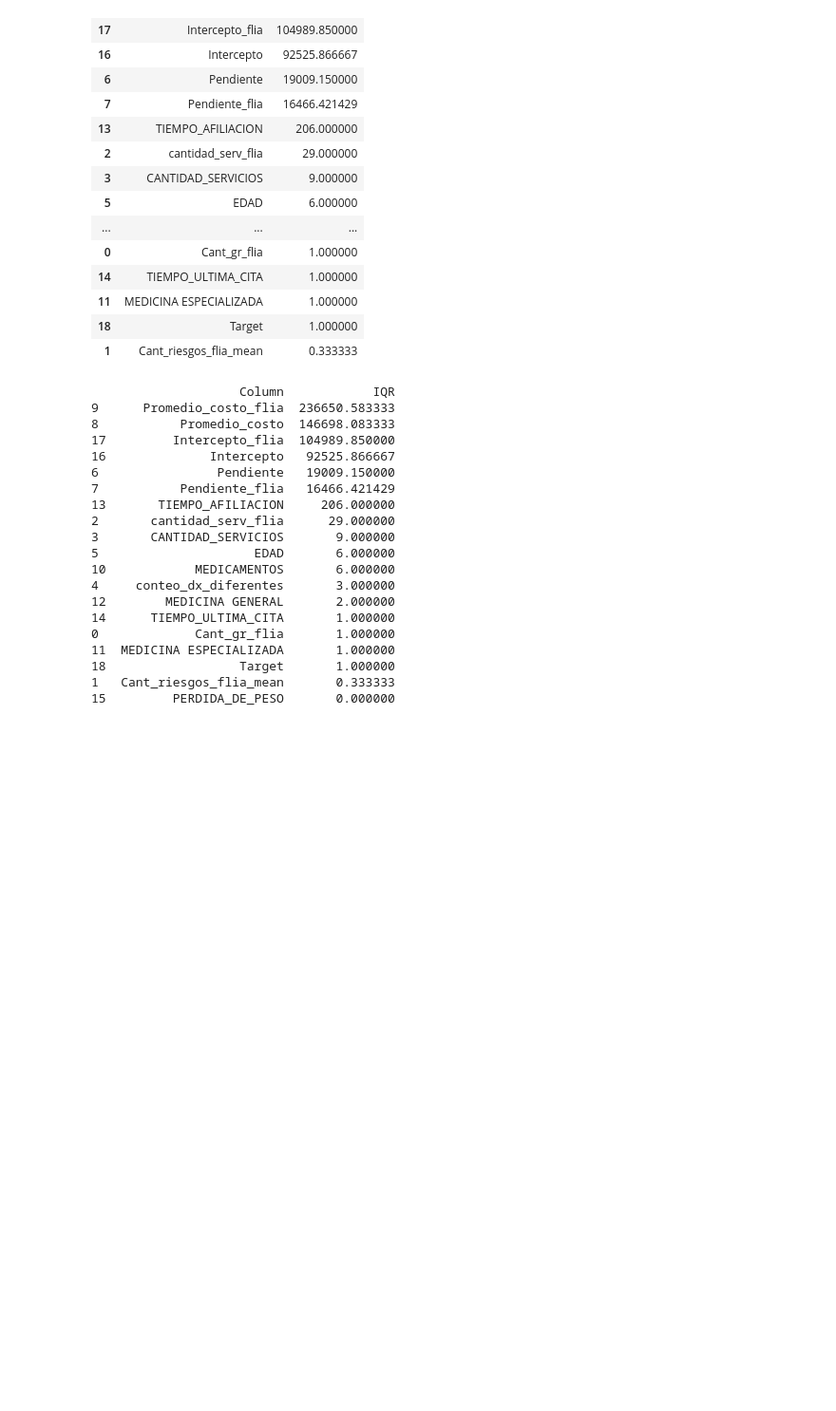
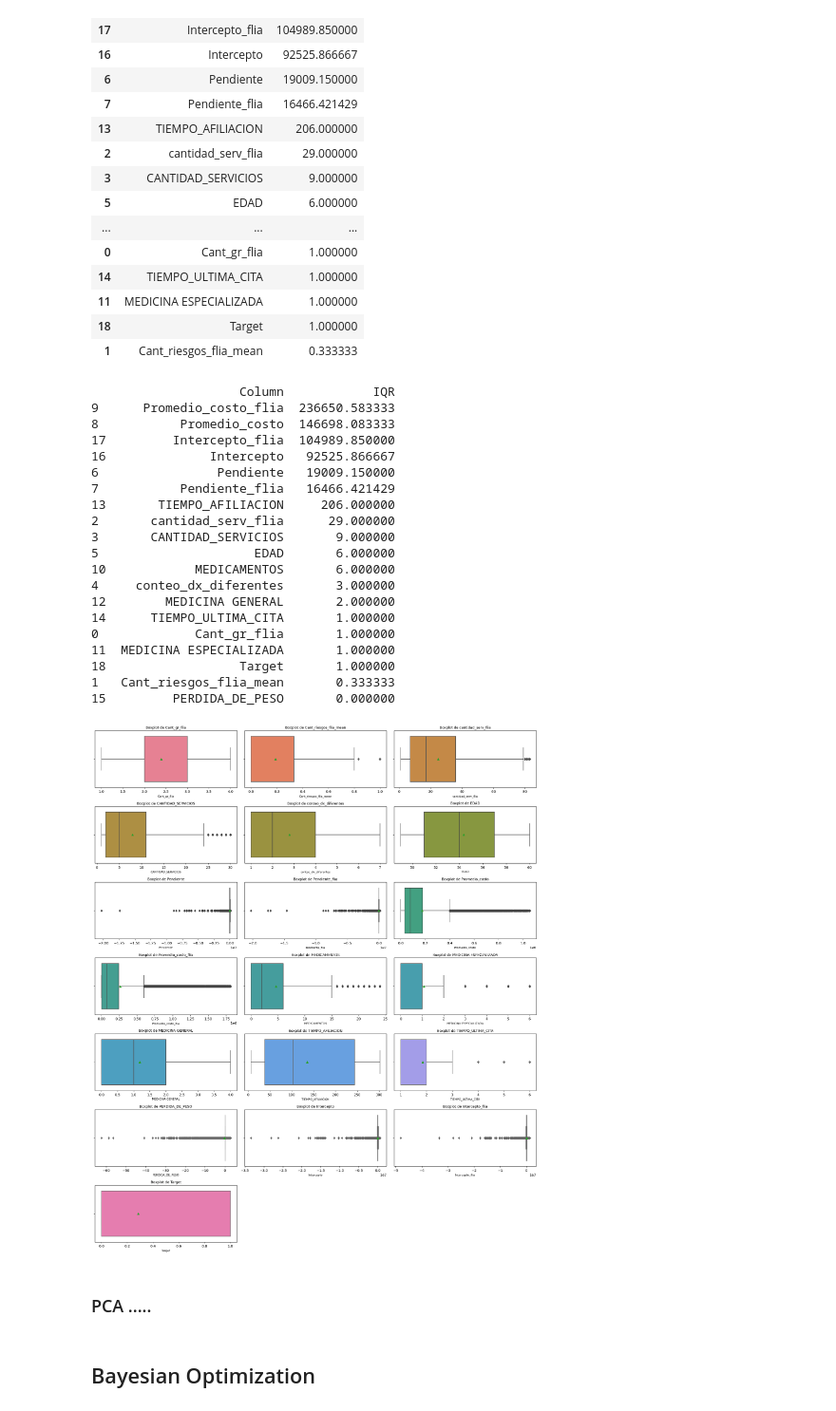
Before and after one commit to Daniel1martinez2/prostate_challenge_FDA, a Jupyter notebook: pipeline.ipynb, the cells around one changed output. Shown at 95% size. Saved outputs shown, nothing was run; the diff lists cells and outputs as text; code cells hidden in the pictures; blank space fills up the shorter version.

```diff
--- a/pipeline.ipynb
+++ b/pipeline.ipynb
@@ -333,18 +339,25 @@ numeric_columns_transformed = X_train_transformed_df[numeric_columns]
 # %%
-# columnas_numericas = numeric_columns_transformed.select_dtypes(include=['float64', 'int64']).columns
+numeric_columns_transformed = X_train_transformed_df[numeric_columns]
+columnas_numericas = numeric_columns_transformed.select_dtypes(include=['float64', 'int64']).columns
 
-# fig, axes = plt.subplots(nrows=8, ncols=3, figsize=(18, 24))
-# fig.subplots_adjust(hspace=0.5, wspace=0.4)
+fig, axes = plt.subplots(nrows=8, ncols=3, figsize=(18, 24))
+fig.subplots_adjust(hspace=0.5, wspace=0.4)
 
-# colores = sns.color_palette("husl", len(columnas_numericas))
+colores = sns.color_palette("husl", len(columnas_numericas))
 
-# for i, (columna, ax) in enumerate(zip(columnas_numericas, axes.flatten())):
-#     sns.boxplot(x=numeric_columns_transformed[columna].dropna(), color=colores[i], showmeans=True, ax=ax)
-#     ax.set_title(f'Boxplot de {columna}', fontsize=10)
-#     ax.set_xlabel(f'{columna}', fontsize=8)
+for i, (columna, ax) in enumerate(zip(columnas_numericas, axes.flatten())):
+    sns.boxplot(x=numeric_columns_transformed[columna].dropna(), color=colores[i], showmeans=True, ax=ax)
+    ax.set_title(f'Boxplot de {columna}', fontsize=10)
+    ax.set_xlabel(f'{columna}', fontsize=8)
 
-# for j in range(i + 1, len(axes.flatten())):
-#     fig.delaxes(axes.flatten()[j])
+for j in range(i + 1, len(axes.flatten())):
+    fig.delaxes(axes.flatten()[j])
 
-# plt.tight_layout()
-# plt.show()
+plt.tight_layout()
+plt.show()
+# %% [output]
+[figure, added]
+# %% [markdown]
+### PCA .....
+# %% [markdown]
+## Bayesian Optimization
```
Also changed, not shown: parts of 4 cells of this notebook.
